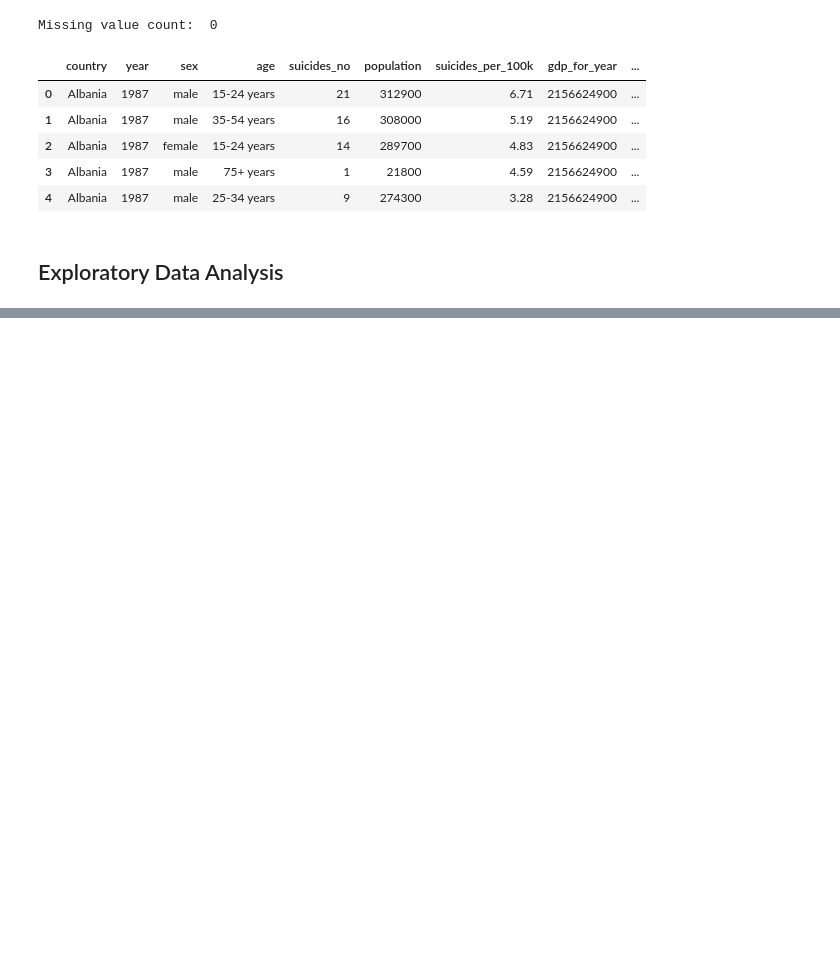
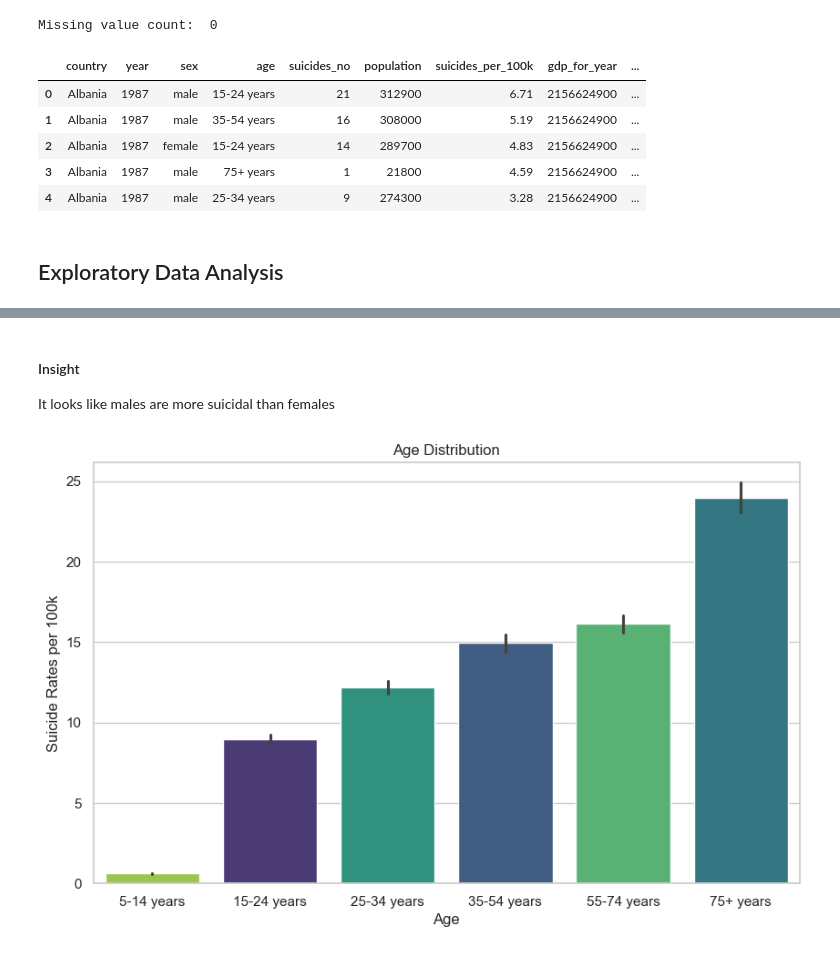
Before and after one commit to hfarukaktas/data-science-projects, a Jupyter notebook: suicide-rates-data/Suicide Rates Analysis.ipynb, the cells around one changed output, grey strips where cells are left out. Drawn from its saved outputs; the diff is of its cells as text; code cells hidden in the pictures; blank space fills up the shorter version.

```diff
--- a/suicide-rates-data/Suicide Rates Analysis.ipynb
+++ b/suicide-rates-data/Suicide Rates Analysis.ipynb
@@ -311,0 +358,14 @@ final_df.head()
+# %% [markdown]
+#### Insight
+It looks like males are more suicidal than females
+# %%
+# suicide rates distribution by age
+age_order = ['5-14 years', '15-24 years', '25-34 years', '35-54 years', '55-74 years', '75+ years']
+plt.figure(figsize = (10,6))
+sns.barplot(final_df, x = "age", y = "suicides_per_100k", order = age_order, palette = "viridis", hue = "age")
+plt.title("Age Distribution")
+plt.xlabel("Age")
+plt.ylabel("Suicide Rates per 100k")
+plt.show()
+# %% [output]
+[figure, added]
```
Also changed, not shown: parts of 14 cells of this notebook.
